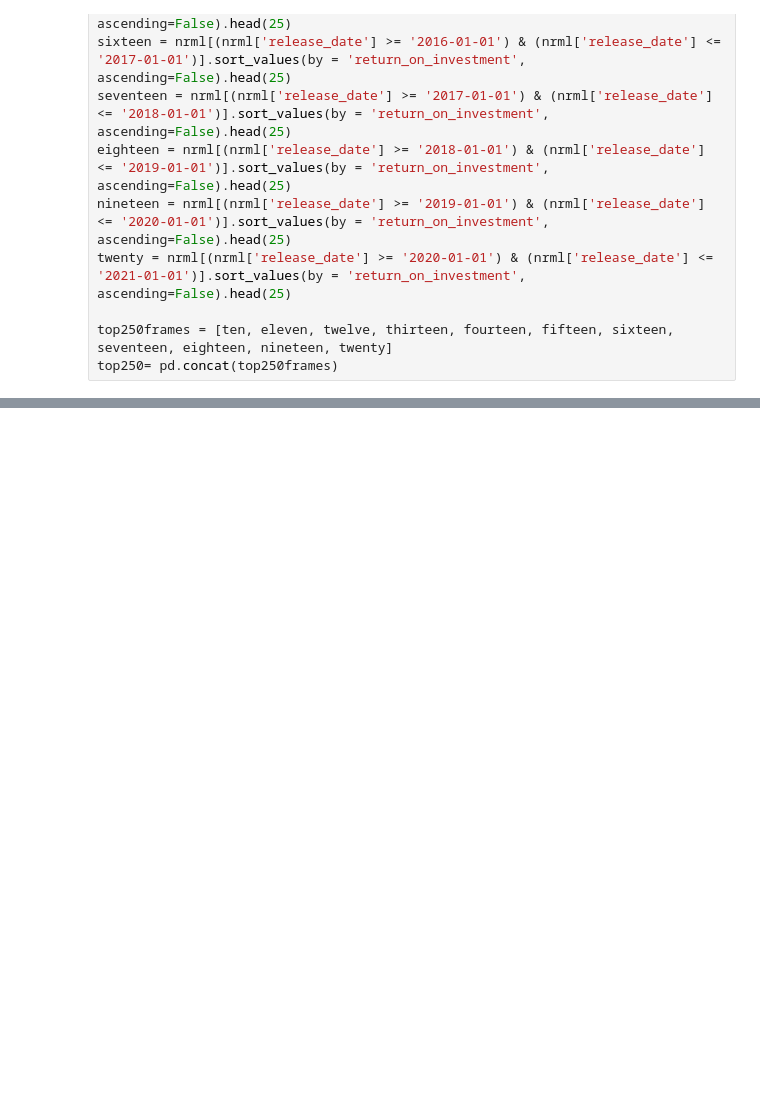
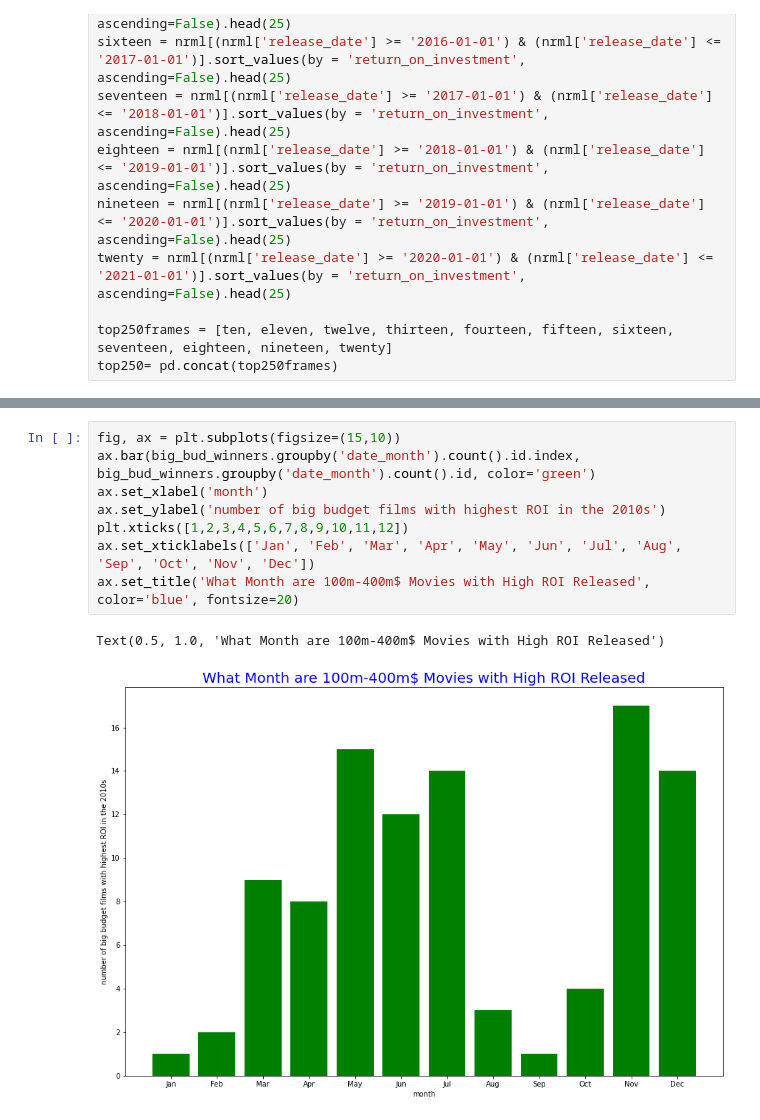
Before and after one commit to john-c-simmons/microsoft_film_reccomendation, a Jupyter notebook: opening data.ipynb, the cells around one changed output, grey strips where cells are left out. Cells and saved outputs as stored; diff of their text form; blank space fills up the shorter version.

```diff
--- a/opening data.ipynb
+++ b/opening data.ipynb
@@ -405,0 +520,11 @@ Text(0.5, 1.0, 'Movie Profitability Throughout The Year')
+# %%
+fig, ax = plt.subplots(figsize=(15,10))
+ax.bar(big_bud_winners.groupby('date_month').count().id.index, big_bud_winners.groupby('date_month').count().id, color='green')
+ax.set_xlabel('month')
+ax.set_ylabel('number of big budget films with highest ROI in the 2010s')
+plt.xticks([1,2,3,4,5,6,7,8,9,10,11,12])
+ax.set_xticklabels(['Jan', 'Feb', 'Mar', 'Apr', 'May', 'Jun', 'Jul', 'Aug', 'Sep', 'Oct', 'Nov', 'Dec'])
+ax.set_title('What Month are 100m-400m$ Movies with High ROI Released', color='blue', fontsize=20)
+# %% [output]
+Text(0.5, 1.0, 'What Month are 100m-400m$ Movies with High ROI Released')
+[figure, added]
```
Also changed, not shown: parts of 19 cells of this notebook, 2 other files.
